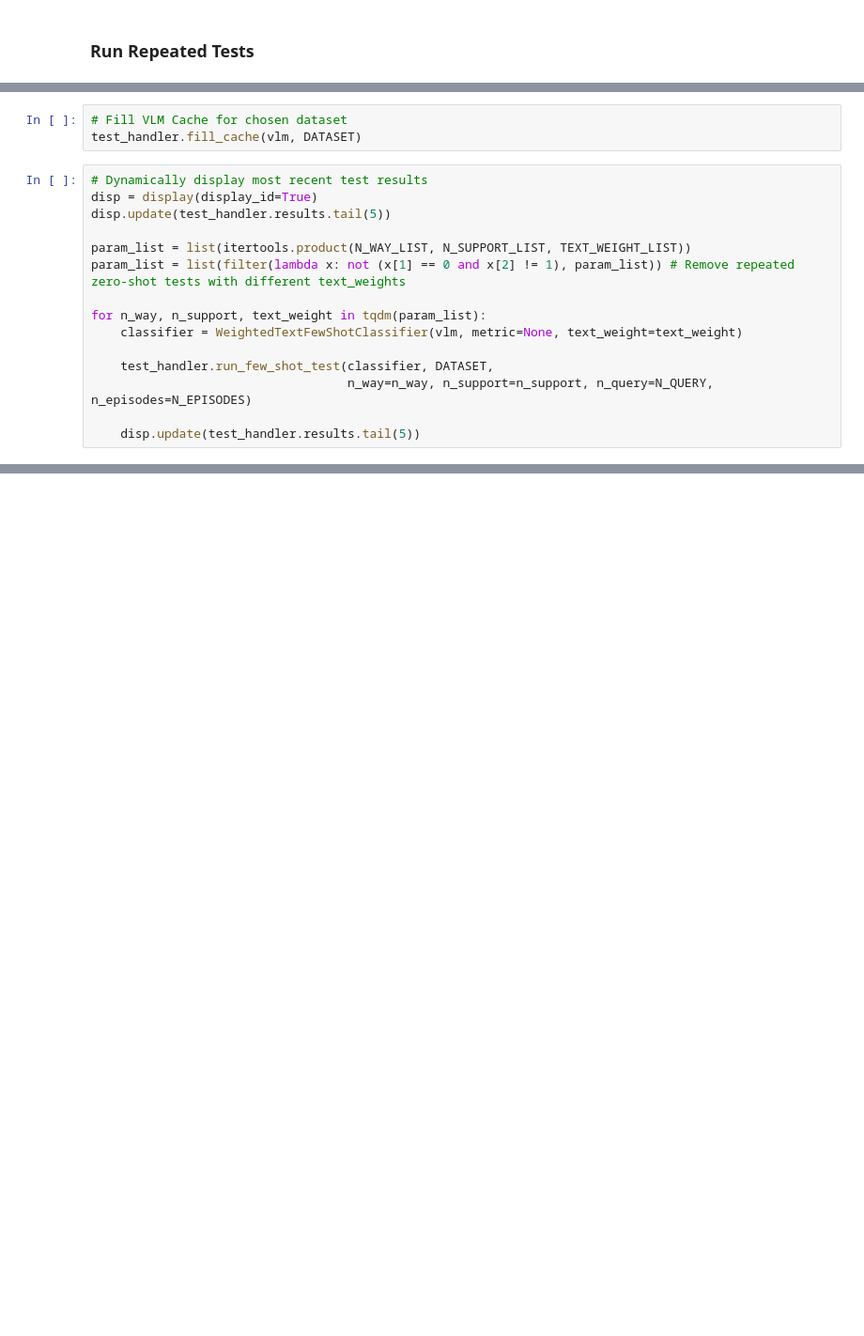
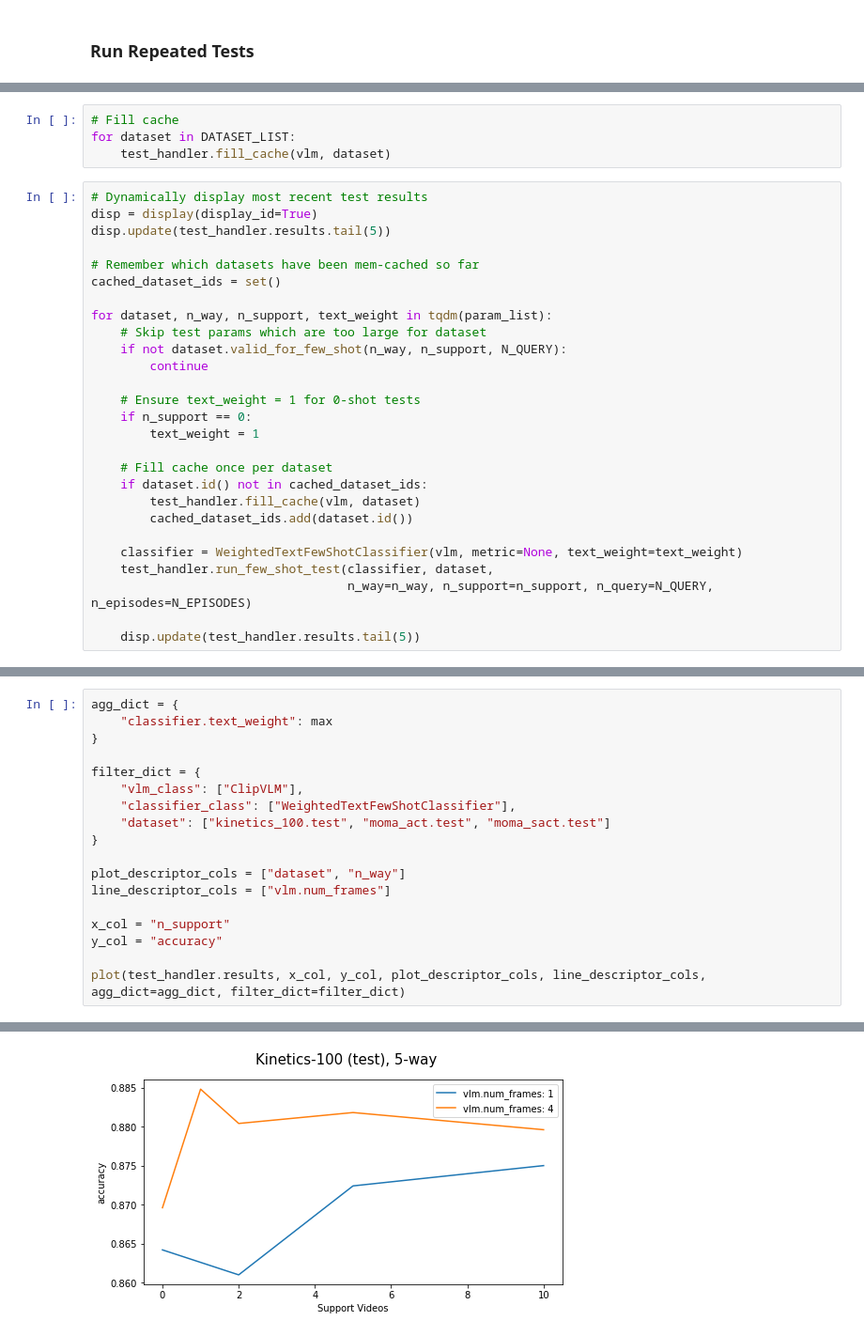
Before and after one commit to zanedurante/vlm_benchmark, a Jupyter notebook: few_shot_tester.ipynb, the cells around one changed output, grey strips where cells are left out. Shown: that part at 94% size. Saved outputs shown, nothing was run; the diff lists cells and outputs as text; blank space fills up the shorter version.

Commit message:
New Tests

```diff
--- a/few_shot_tester.ipynb
+++ b/few_shot_tester.ipynb
@@ -64,18 +76,31 @@ N_EPISODES = 1000
 # %%
-# Fill VLM Cache for chosen dataset
-test_handler.fill_cache(vlm, DATASET)
+# Fill cache
+for dataset in DATASET_LIST:
+    test_handler.fill_cache(vlm, dataset)
 # %%
 # Dynamically display most recent test results
 disp = display(display_id=True)
 disp.update(test_handler.results.tail(5))
 
-param_list = list(itertools.product(N_WAY_LIST, N_SUPPORT_LIST, TEXT_WEIGHT_LIST))
-param_list = list(filter(lambda x: not (x[1] == 0 and x[2] != 1), param_list)) # Remove repeated zero-shot tests with different text_weights
+# Remember which datasets have been mem-cached so far
+cached_dataset_ids = set()
 
-for n_way, n_support, text_weight in tqdm(param_list):
+for dataset, n_way, n_support, text_weight in tqdm(param_list):
+    # Skip test params which are too large for dataset
+    if not dataset.valid_for_few_shot(n_way, n_support, N_QUERY):
+        continue
+
+    # Ensure text_weight = 1 for 0-shot tests
+    if n_support == 0:
+        text_weight = 1
+
+    # Fill cache once per dataset
+    if dataset.id() not in cached_dataset_ids:
+        test_handler.fill_cache(vlm, dataset)
+        cached_dataset_ids.add(dataset.id())
+
     classifier = WeightedTextFewShotClassifier(vlm, metric=None, text_weight=text_weight)
-
-    test_handler.run_few_shot_test(classifier, DATASET,
+    test_handler.run_few_shot_test(classifier, dataset,
                                    n_way=n_way, n_support=n_support, n_query=N_QUERY, n_episodes=N_EPISODES)
 
     disp.update(test_handler.results.tail(5))
@@ -81,0 +118,19 @@ for n_way, n_support, text_weight in tqdm(param_list):
+# %%
+agg_dict = {
+    "classifier.text_weight": max
+}
+
+filter_dict = {
+    "vlm_class": ["ClipVLM"],
+    "classifier_class": ["WeightedTextFewShotClassifier"],
+    "dataset": ["kinetics_100.test", "moma_act.test", "moma_sact.test"]
+}
+
+plot_descriptor_cols = ["dataset", "n_way"]
+line_descriptor_cols = ["vlm.num_frames"]
+
+x_col = "n_support"
+y_col = "accuracy"
+
+plot(test_handler.results, x_col, y_col, plot_descriptor_cols, line_descriptor_cols, agg_dict=agg_dict, filter_dict=filter_dict)
+# %% [output]
@@ -81,0 +139 @@ for n_way, n_support, text_weight in tqdm(param_list):
+[figure, added]
```
Also changed, not shown: parts of 8 cells of this notebook, 2 other files.
